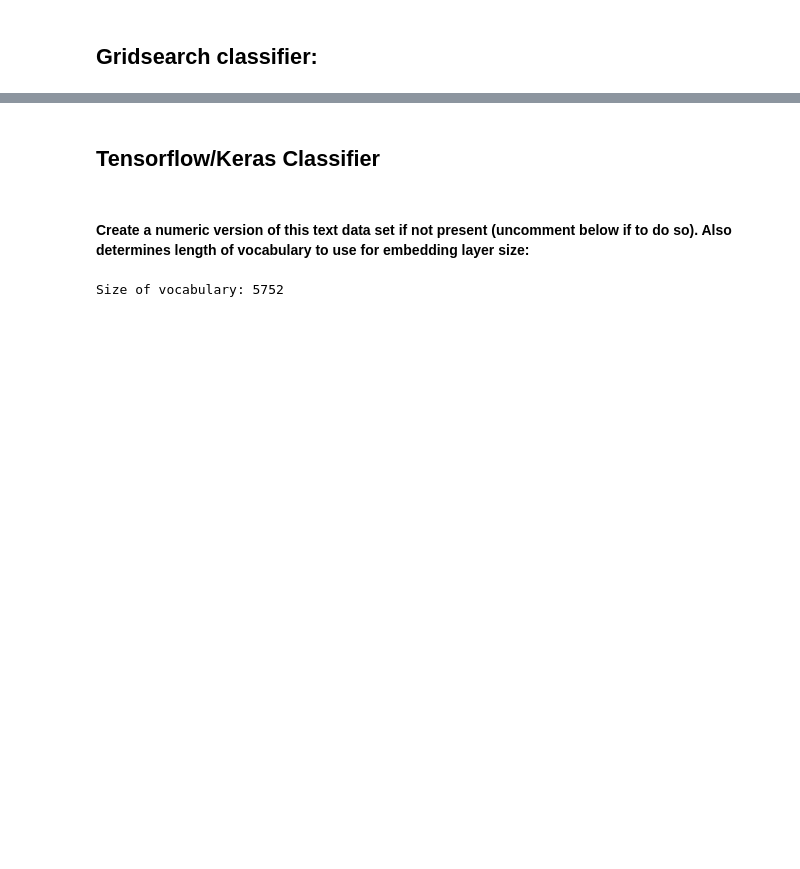
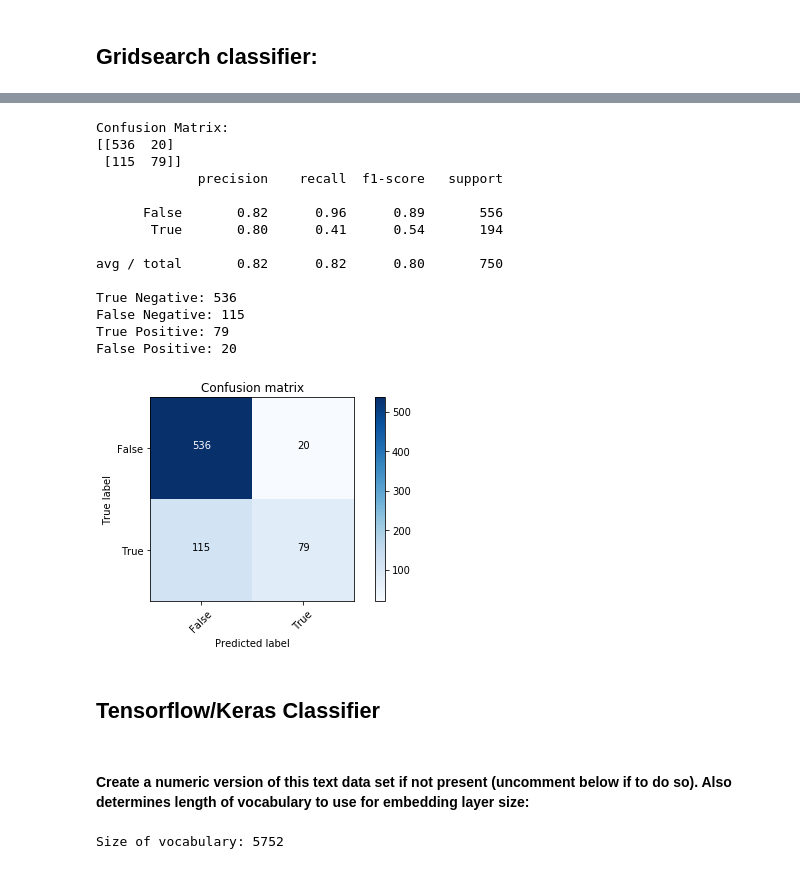
Before and after one commit to Alvores/NaturalLanguageProcessing, a Jupyter notebook: Text Classifiers.ipynb, the cells around one changed output, grey strips where cells are left out. Cells and saved outputs as stored; diff of their text form; code cells hidden in the pictures; blank space fills up the shorter version.

```diff
--- a/Text Classifiers.ipynb
+++ b/Text Classifiers.ipynb
@@ -122,3 +208,27 @@ Accuracy: 0.814
+# %%
+## Graphical visualization
+cnf_matrix = confusion_matrix(Y_test, predicted_gs)
+plt.figure()
+class_names = ['False, True']
+plot_confusion_matrix(cnf_matrix, classes=['False', 'True'],
+                      Y_test = Y_test, predictions = predicted_gs,
+                      title='Confusion matrix')
+# %% [output]
+Confusion Matrix:
+[[536  20]
+ [115  79]]
+             precision    recall  f1-score   support
+
+      False       0.82      0.96      0.89       556
+       True       0.80      0.41      0.54       194
+
+avg / total       0.82      0.82      0.80       750
+
+True Negative: 536
+False Negative: 115
+True Positive: 79
+False Positive: 20
+[figure, added]
 # %% [markdown]
 ## Tensorflow/Keras Classifier
 # %% [markdown]
```
Also changed, not shown: parts of 31 cells of this notebook.
